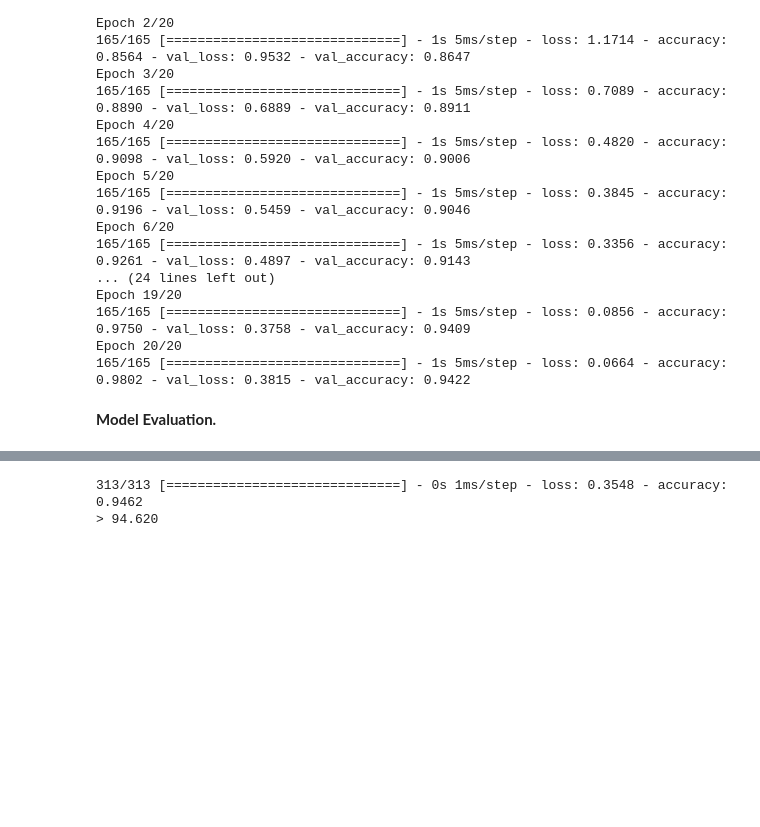
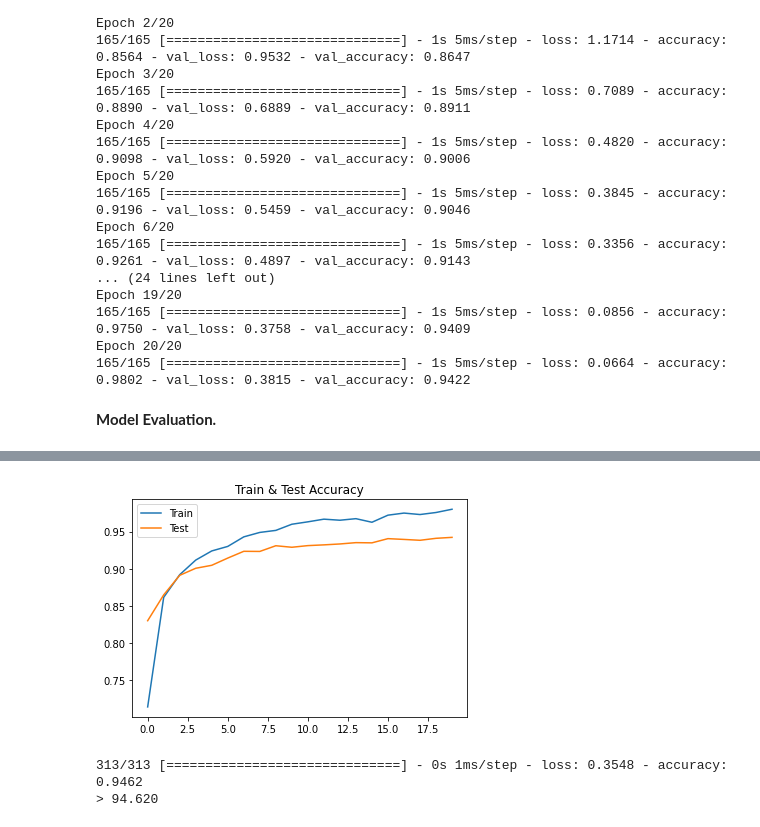
Before and after one commit to hamdanihamza/Handwritten-Digits-Recognition, a Jupyter notebook: Handwritten_Digits_Recognition.ipynb, the cells around one changed output, grey strips where cells are left out. Saved outputs shown, nothing was run; the diff lists cells and outputs as text; code cells hidden in the pictures; blank space fills up the shorter version.

```diff
--- a/Handwritten_Digits_Recognition.ipynb
+++ b/Handwritten_Digits_Recognition.ipynb
@@ -86,3 +94,11 @@ Epoch 20/20
+# %%
+plt.plot(history.history['accuracy'])
+plt.plot(history.history['val_accuracy'])
+plt.title("Train & Test Accuracy")
+plt.legend(["Train", "Test"])
+plt.show()
+# %% [output]
+[figure, added]
 # %%
 _, acc = model.evaluate(X_test, y_test)
 print('> %.3f' % (acc * 100.0))
```
Also changed, not shown: parts of 1 cell of this notebook.
